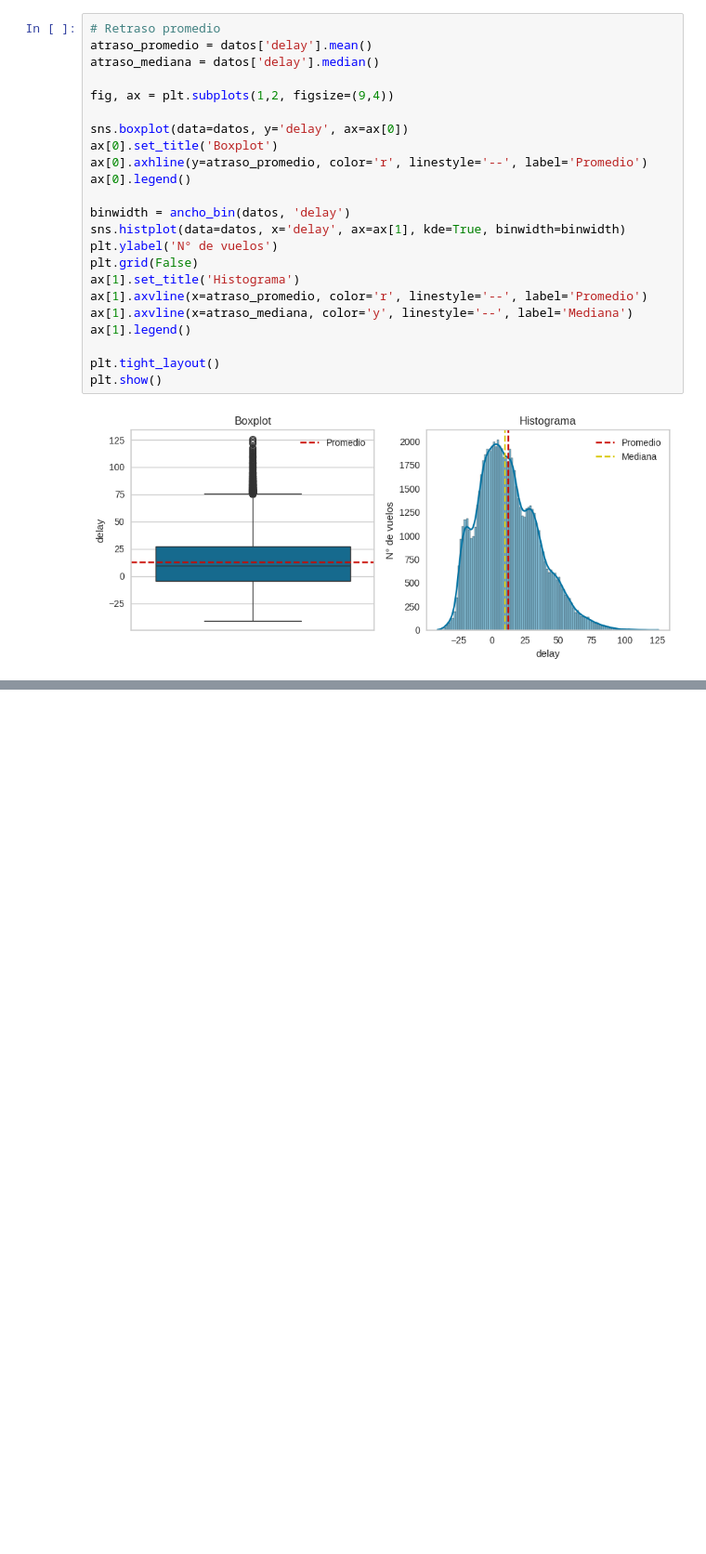
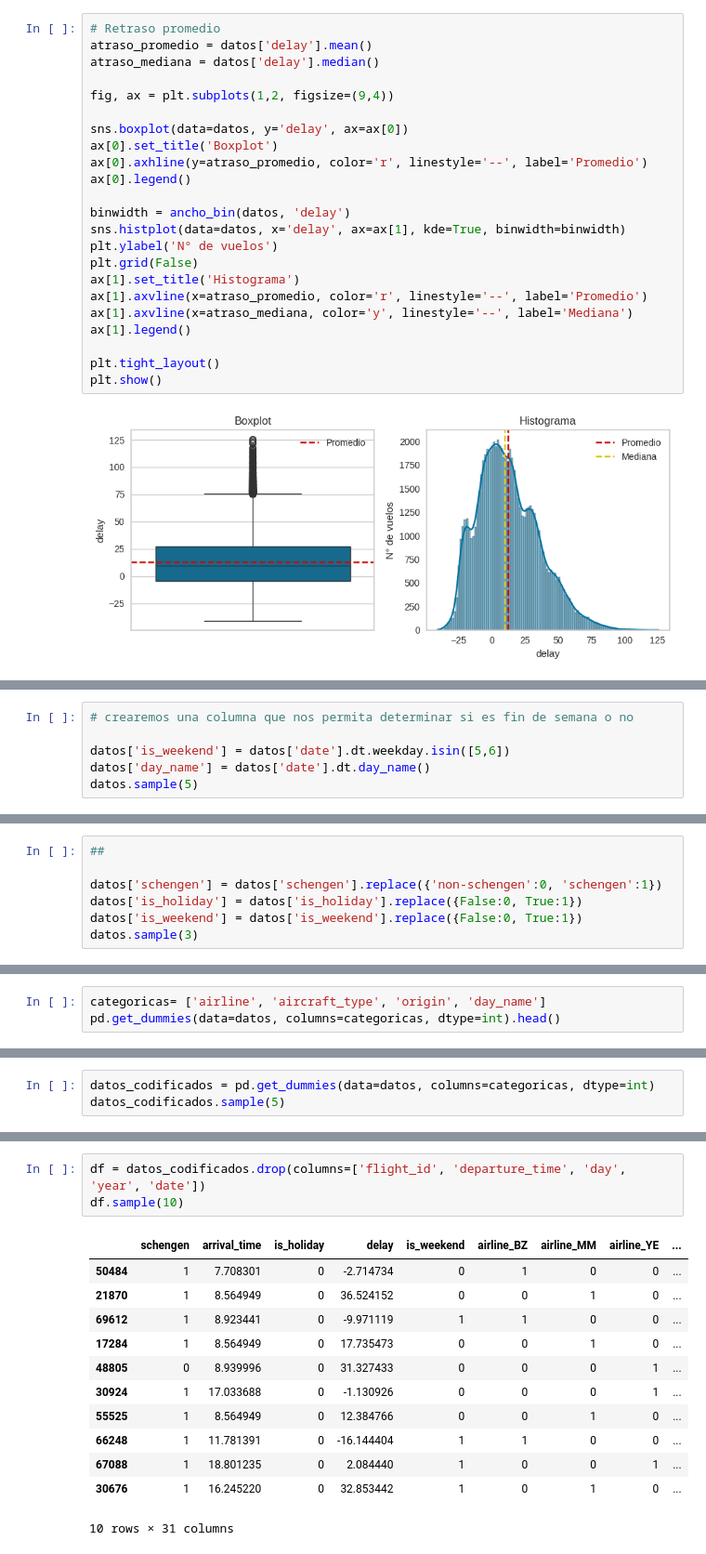
Before and after one commit to betorockers/DataScience_AluraLatam, a Jupyter notebook: 4-Estadisticas_y_Machine_Learning/Machine_learning-Comprender_la_base_de_la_clasificación/5-IA_aumentada_prevision_de_atrasos_de_vuelos/optimizacion_aeroportuaria.ipynb.ipynb, the cells around one changed output, grey strips where cells are left out. Shown: that part at 93% size. Drawn from its saved outputs; the diff is of its cells as text; blank space fills up the shorter version.

```diff
--- a/4-Estadisticas_y_Machine_Learning/Machine_learning-Comprender_la_base_de_la_clasificación/5-IA_aumentada_prevision_de_atrasos_de_vuelos/optimizacion_aeroportuaria.ipynb.ipynb
+++ b/4-Estadisticas_y_Machine_Learning/Machine_learning-Comprender_la_base_de_la_clasificación/5-IA_aumentada_prevision_de_atrasos_de_vuelos/optimizacion_aeroportuaria.ipynb.ipynb
@@ -255,0 +274,6 @@ Ante esto, podemos decir que la finalidad del boxplot es:
+# %%
+# crearemos una columna que nos permita determinar si es fin de semana o no
+
+datos['is_weekend'] = datos['date'].dt.weekday.isin([5,6])
+datos['day_name'] = datos['date'].dt.day_name()
+datos.sample(5)
@@ -255,0 +343,7 @@ Ante esto, podemos decir que la finalidad del boxplot es:
+# %%
+##
+
+datos['schengen'] = datos['schengen'].replace({'non-schengen':0, 'schengen':1})
+datos['is_holiday'] = datos['is_holiday'].replace({False:0, True:1})
+datos['is_weekend'] = datos['is_weekend'].replace({False:0, True:1})
+datos.sample(3)
@@ -255,0 +355,3 @@ Ante esto, podemos decir que la finalidad del boxplot es:
+# %%
+categoricas= ['airline', 'aircraft_type', 'origin', 'day_name']
+pd.get_dummies(data=datos, columns=categoricas, dtype=int).head()
@@ -255,0 +366,3 @@ Ante esto, podemos decir que la finalidad del boxplot es:
+# %%
+datos_codificados = pd.get_dummies(data=datos, columns=categoricas, dtype=int)
+datos_codificados.sample(5)
@@ -255,0 +405,16 @@ Ante esto, podemos decir que la finalidad del boxplot es:
+# %%
+df = datos_codificados.drop(columns=['flight_id', 'departure_time', 'day', 'year', 'date'])
+df.sample(10)
+# %% [output]
+|  | schengen | arrival_time | is_holiday | delay | is_weekend | airline_BZ | airline_MM | airline_YE | ... |
+| 50484 | 1 | 7.708301 | 0 | -2.714734 | 0 | 1 | 0 | 0 | ... |
+| 21870 | 1 | 8.564949 | 0 | 36.524152 | 0 | 0 | 1 | 0 | ... |
+| 69612 | 1 | 8.923441 | 0 | -9.971119 | 1 | 1 | 0 | 0 | ... |
+| 17284 | 1 | 8.564949 | 0 | 17.735473 | 0 | 0 | 1 | 0 | ... |
+| 48805 | 0 | 8.939996 | 0 | 31.327433 | 0 | 0 | 0 | 1 | ... |
+| 30924 | 1 | 17.033688 | 0 | -1.130926 | 0 | 0 | 0 | 1 | ... |
+| 55525 | 1 | 8.564949 | 0 | 12.384766 | 0 | 0 | 1 | 0 | ... |
+| 66248 | 1 | 11.781391 | 0 | -16.144404 | 1 | 1 | 0 | 0 | ... |
+| 67088 | 1 | 18.801235 | 0 | 2.084440 | 1 | 0 | 0 | 1 | ... |
+| 30676 | 1 | 16.245220 | 0 | 32.853442 | 1 | 0 | 1 | 0 | ... |
+10 rows × 31 columns
```
Also changed, not shown: parts of 15 cells of this notebook.
